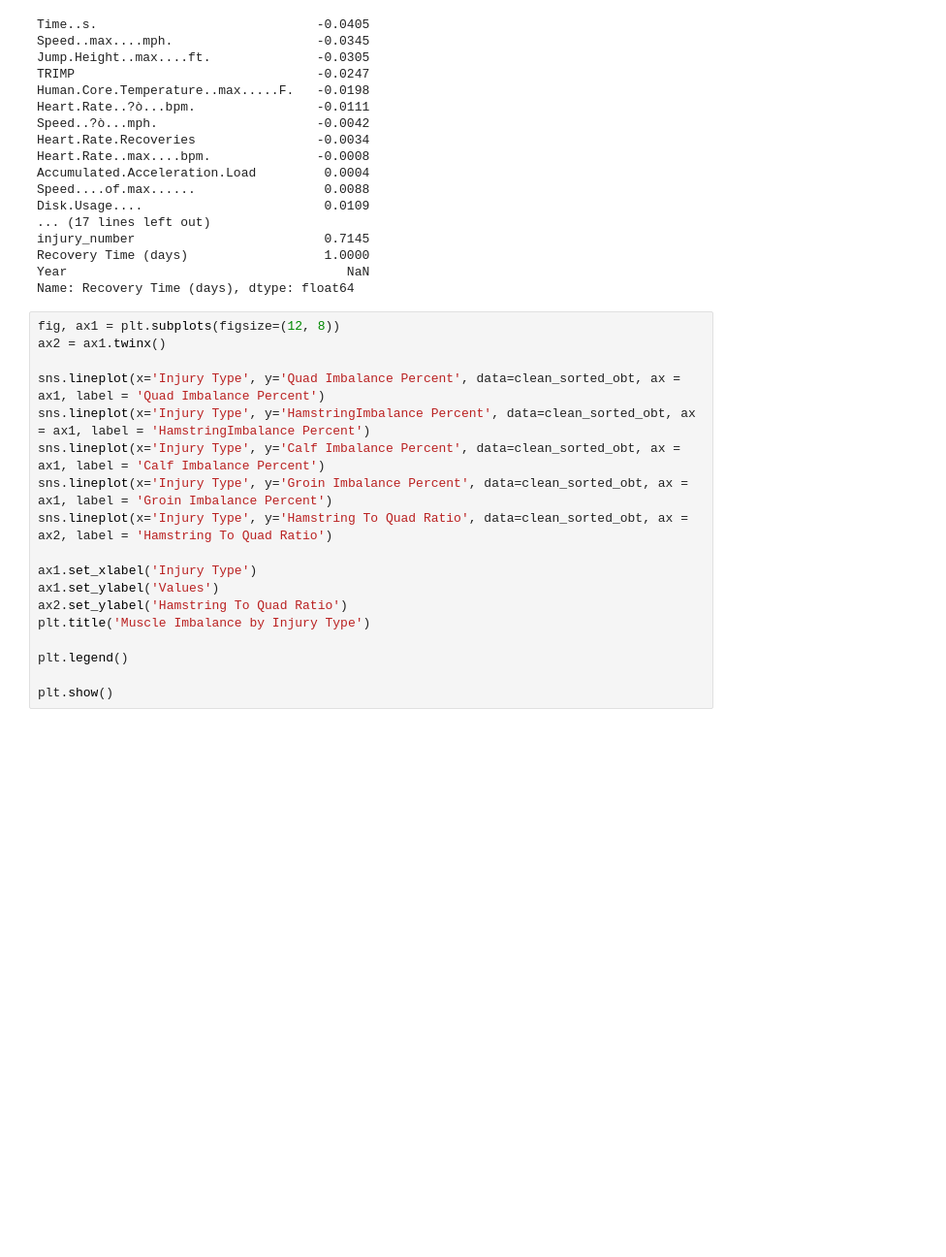
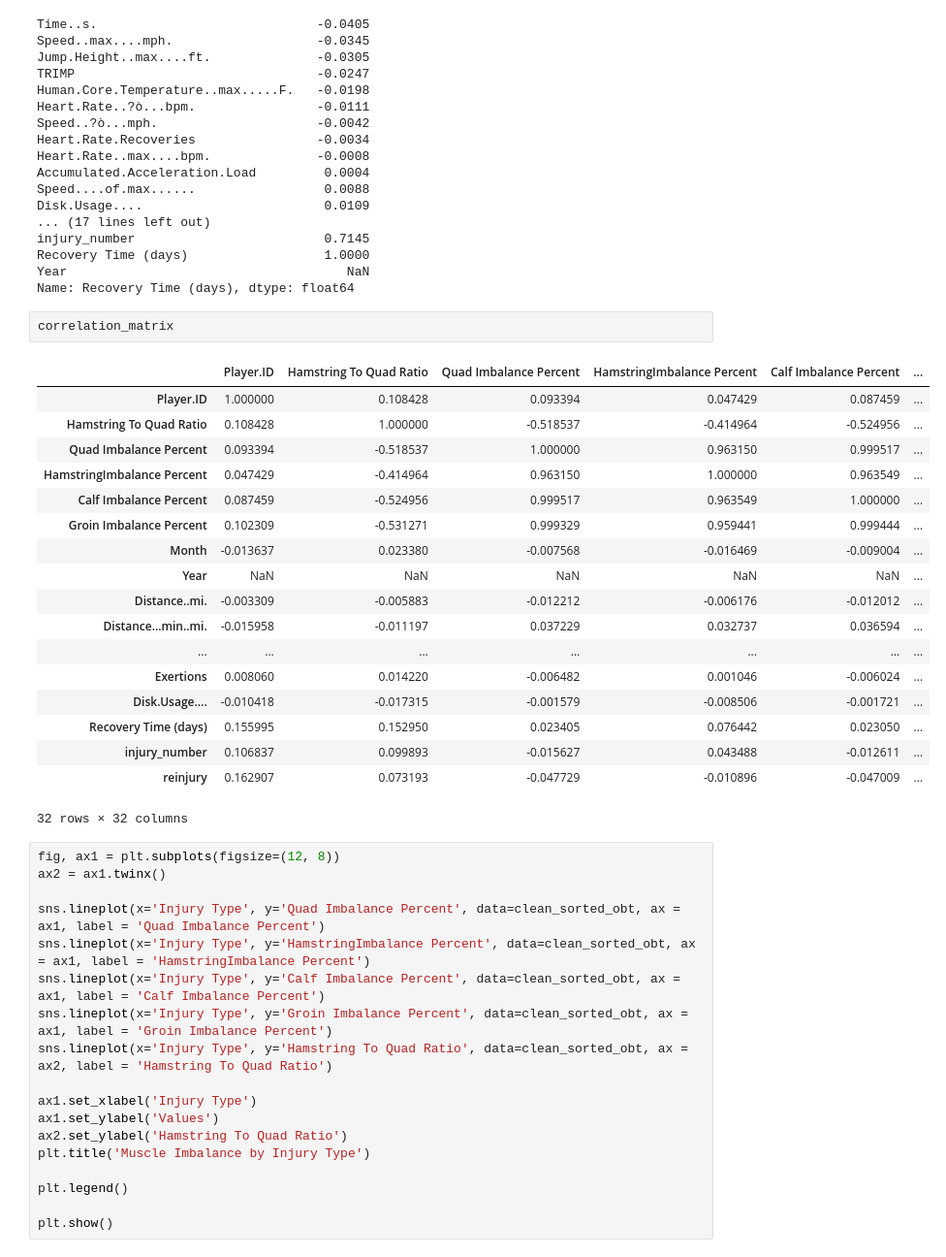
Before and after one commit to sskashya/Stat_padding-DataScience-Competition, a Jupyter notebook: ds_comp_eda.ipynb, the cells around one changed output. Shown at 97% size. Drawn from its saved outputs; the diff is of its cells as text; blank space fills up the shorter version.

```diff
--- a/ds_comp_eda.ipynb
+++ b/ds_comp_eda.ipynb
@@ -446,6 +446,27 @@ injury_number                         0.7145
 Recovery Time (days)                  1.0000
 Year                                     NaN
 Name: Recovery Time (days), dtype: float64
+# %%
+correlation_matrix
+# %% [output]
+|  | Player.ID | Hamstring To Quad Ratio | Quad Imbalance Percent | HamstringImbalance Percent | Calf Imbalance Percent | ... |
+| Player.ID | 1.000000 | 0.108428 | 0.093394 | 0.047429 | 0.087459 | ... |
+| Hamstring To Quad Ratio | 0.108428 | 1.000000 | -0.518537 | -0.414964 | -0.524956 | ... |
+| Quad Imbalance Percent | 0.093394 | -0.518537 | 1.000000 | 0.963150 | 0.999517 | ... |
+| HamstringImbalance Percent | 0.047429 | -0.414964 | 0.963150 | 1.000000 | 0.963549 | ... |
+| Calf Imbalance Percent | 0.087459 | -0.524956 | 0.999517 | 0.963549 | 1.000000 | ... |
+| Groin Imbalance Percent | 0.102309 | -0.531271 | 0.999329 | 0.959441 | 0.999444 | ... |
+| Month | -0.013637 | 0.023380 | -0.007568 | -0.016469 | -0.009004 | ... |
+| Year | NaN | NaN | NaN | NaN | NaN | ... |
+| Distance..mi. | -0.003309 | -0.005883 | -0.012212 | -0.006176 | -0.012012 | ... |
+| Distance...min..mi. | -0.015958 | -0.011197 | 0.037229 | 0.032737 | 0.036594 | ... |
+| ... | ... | ... | ... | ... | ... | ... |
+| Exertions | 0.008060 | 0.014220 | -0.006482 | 0.001046 | -0.006024 | ... |
+| Disk.Usage.... | -0.010418 | -0.017315 | -0.001579 | -0.008506 | -0.001721 | ... |
+| Recovery Time (days) | 0.155995 | 0.152950 | 0.023405 | 0.076442 | 0.023050 | ... |
+| injury_number | 0.106837 | 0.099893 | -0.015627 | 0.043488 | -0.012611 | ... |
+| reinjury | 0.162907 | 0.073193 | -0.047729 | -0.010896 | -0.047009 | ... |
+32 rows × 32 columns
 # %%
 fig, ax1 = plt.subplots(figsize=(12, 8))
 ax2 = ax1.twinx()
```
